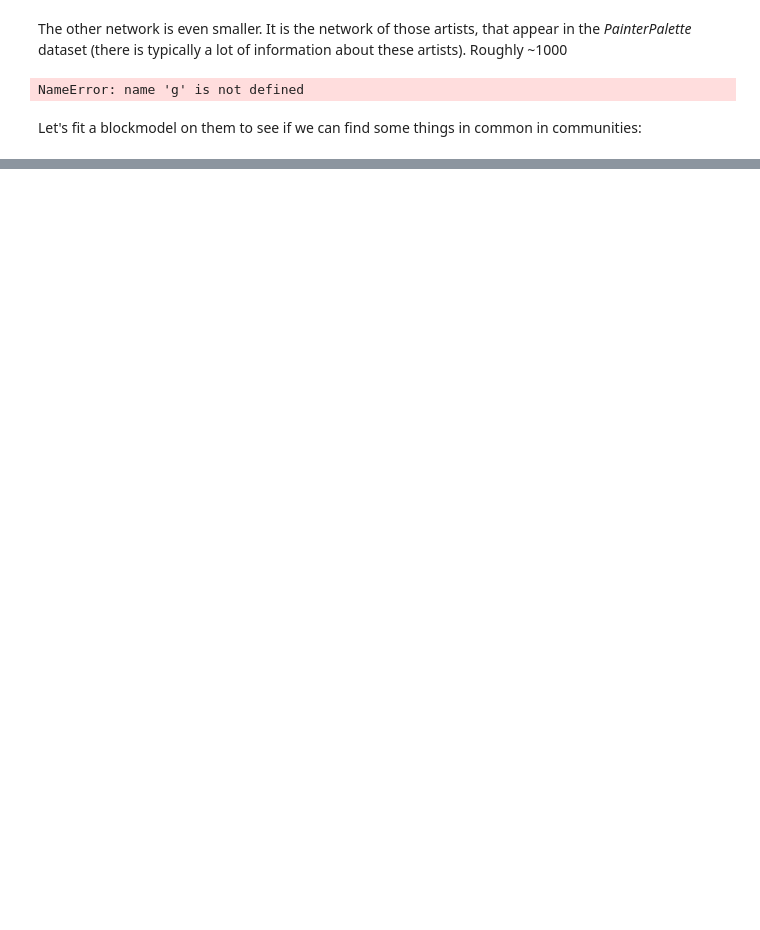
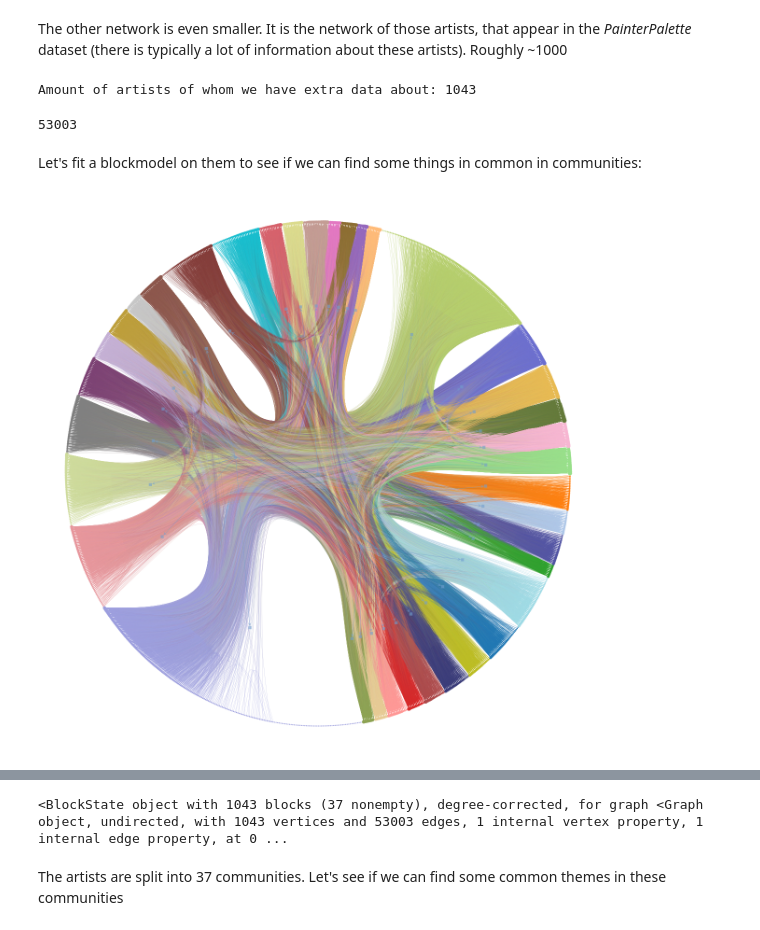
Before and after one commit to me9hanics/e-flux_scraping_coexhibition_networks, a Jupyter notebook: 4_network_building.ipynb, the cells around one changed output, grey strips where cells are left out. Cells and saved outputs as stored; diff of their text form; code cells hidden in the pictures; blank space fills up the shorter version.

```diff
--- a/4_network_building.ipynb
+++ b/4_network_building.ipynb
@@ -37,11 +37,50 @@ for announcement in announcements.values():
         if artist not in artist_to_vertex:
             v = g.add_vertex()
             artist_to_vertex[artist] = v
+# %%
+g = Graph(directed=False)
+
+# Create a dictionary to map artist names to vertices
+artist_to_vertex = {}
+
+for announcement in announcements.values():
+    announcement_artists = announcement['artists']
+    for artist in artists:
+        # If the artist is not already in the graph, add them
+        if artist not in artist_to_vertex:
+            v = g.add_vertex()
+            artist_to_vertex[artist] = v
+
+artist_name = g.new_vertex_property("string") #vertex_to_artist = {v: artist for artist, v in artist_to_vertex.items()}
+for artist,v in artist_to_vertex.items():
+    artist_name[v] = artist
+
+g.vertex_properties["artist_name"] = artist_name
+
+import itertools
+
+edge_weights = {}
+for announcement in announcements.values():
+    artists_ = announcement['artists']
+    for artist1, artist2 in itertools.combinations(artists_, 2):
+        # Check if the edge already exists (this returns the edge, or None)
+        edge = g.edge(artist_to_vertex[artist1], artist_to_vertex[artist2])
+        if edge:
+            edge_weights[edge] += 1
+        else:
+            edge = g.add_edge(artist_to_vertex[artist1], artist_to_vertex[artist2])
+            edge_weights[edge] = 1
+
+
+weight = g.new_edge_property("int")
+for edge, weight_value in edge_weights.items():
+    weight[edge] = weight_value
+g.edge_properties["weight"] = weight
 # %% [markdown]
 Make an artist name from vertex dict(/flip out artist_to_vertex dictionary) so we can look up artists by vertex's property
 # %%
 artist_name = g.new_vertex_property("string") #vertex_to_artist = {v: artist for artist, v in artist_to_vertex.items()}
-for v, artist in artist_to_vertex.items():
+for artist,v in artist_to_vertex.items():
     artist_name[v] = artist
 
 g.vertex_properties["artist_name"] = artist_name
@@ -171,12 +218,14 @@ artists_in_graph = set(artist_name[v] for v in g.vertices())
 artists_in_dataset = set(artists['artist'])
 artists_in_both = artists_in_graph.intersection(artists_in_dataset)
 
-print(len(artists_in_both))
+print("Amount of artists of whom we have extra data about:", len(artists_in_both))
+# %% [output]
+Amount of artists of whom we have extra data about: 1043
 # %%
 g_selected = create_subgraph_from_names(g, artists_in_both, artist_to_vertex)
 print(g_selected.num_edges())
 # %% [output]
-NameError: name 'g' is not defined
+53003
 # %% [markdown]
 Let's fit a blockmodel on them to see if we can find some things in common in communities:
 # %%
@@ -184,0 +234,4 @@ state.draw(output="images/artists_selected_block_model.png") #SVG is nicer, but
+# %%
+state.draw()
+# %% [output]
+[figure, added]
@@ -184,0 +241,6 @@ state.draw(output="images/artists_selected_block_model.png") #SVG is nicer, but
+# %%
+state.levels[0]
+# %% [output]
+<BlockState object with 1043 blocks (37 nonempty), degree-corrected, for graph <Graph object, undirected, with 1043 vertices and 53003 edges, 1 internal vertex property, 1 internal edge property, at 0 ...
+# %% [markdown]
+The artists are split into 37 communities. Let's see if we can find some common themes in these communities
```
Also changed, not shown: parts of 23 cells of this notebook.
